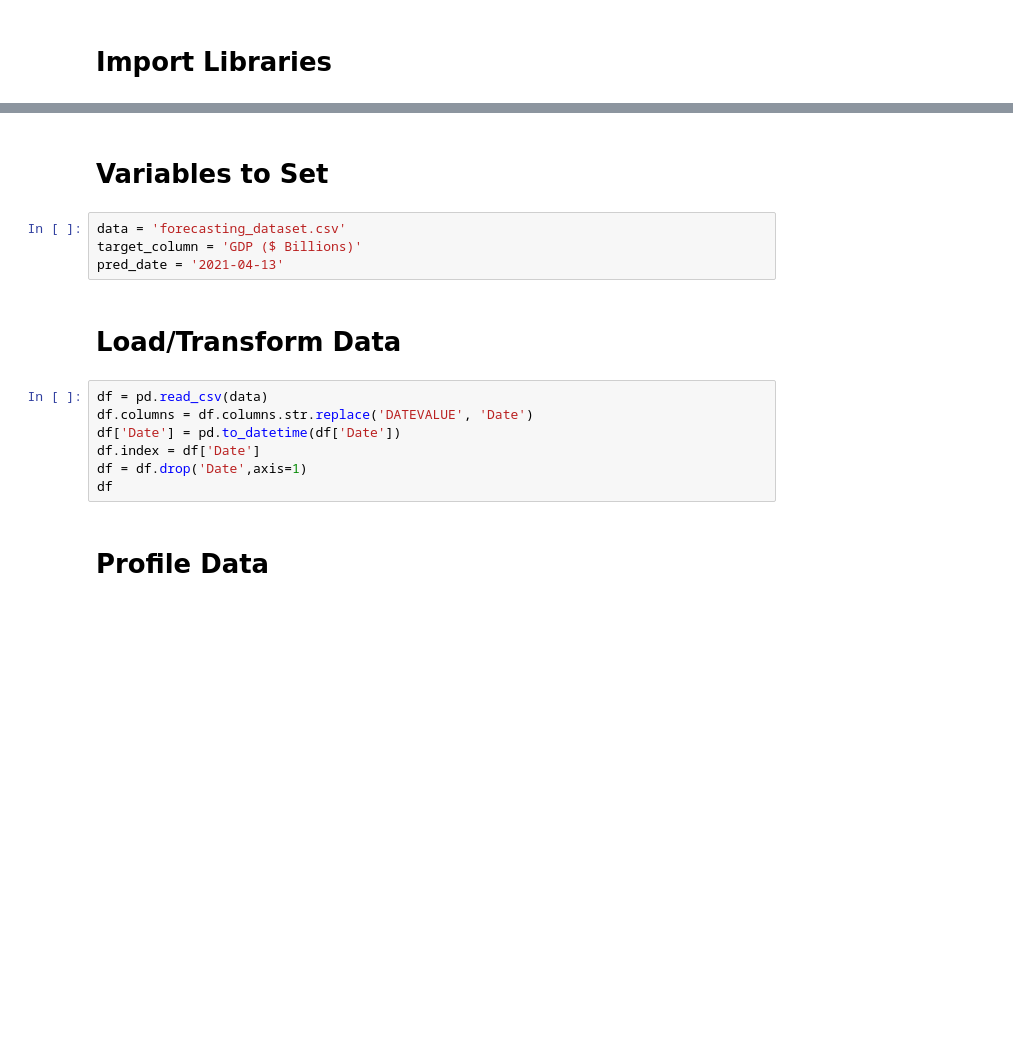
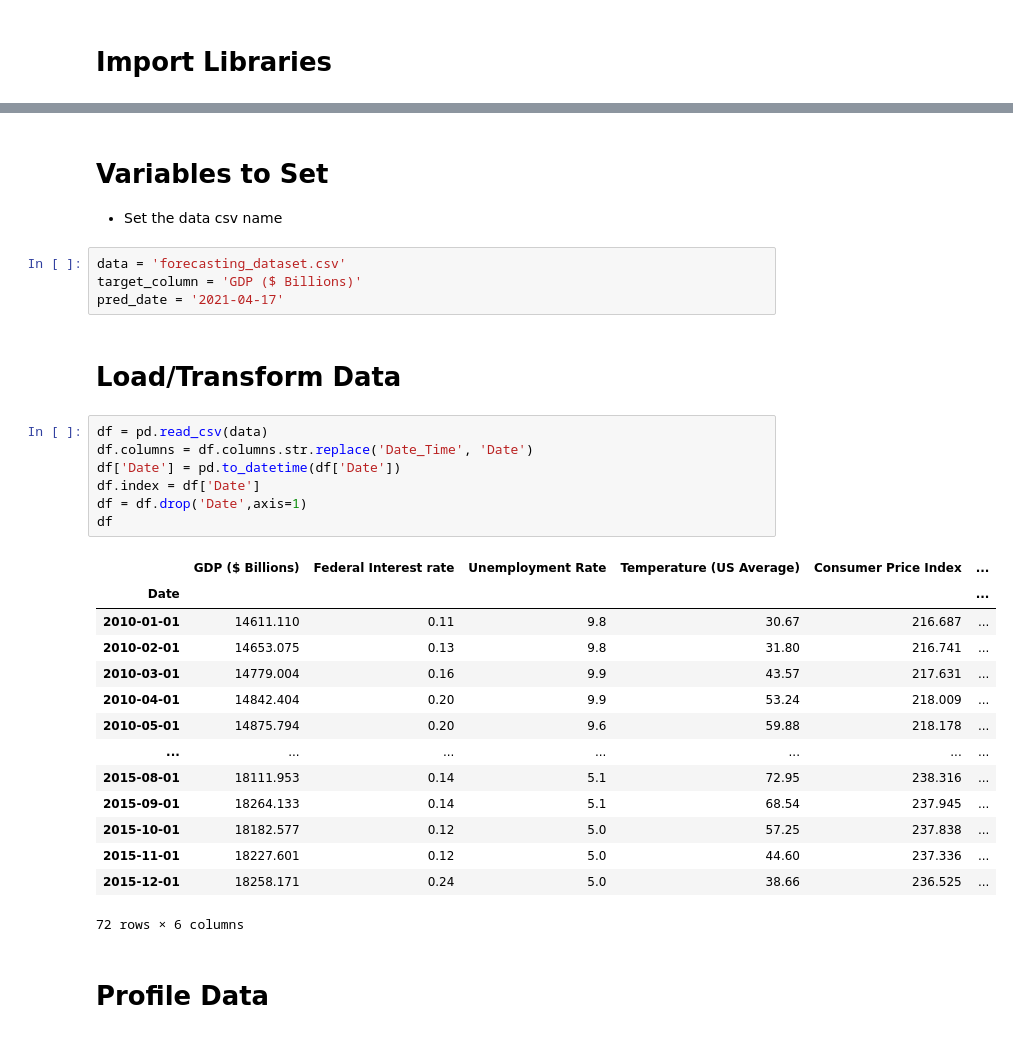
Before and after one commit to fritschcm272/UWM_SCE_Predictive_Analytics, a Jupyter notebook: Forecasting.ipynb, the cells around one changed output, grey strips where cells are left out. Saved outputs shown, nothing was run; the diff lists cells and outputs as text; blank space fills up the shorter version.

```diff
--- a/Forecasting.ipynb
+++ b/Forecasting.ipynb
@@ -16,18 +18,34 @@ print('done')
 # %% [markdown]
 # Variables to Set
+- Set the data csv name
 # %%
 data = 'forecasting_dataset.csv'
 target_column = 'GDP ($ Billions)'
-pred_date = '2021-04-13'
+pred_date = '2021-04-17'
 # %% [markdown]
 # Load/Transform Data
 # %%
 df = pd.read_csv(data)
-df.columns = df.columns.str.replace('DATEVALUE', 'Date')
+df.columns = df.columns.str.replace('Date_Time', 'Date')
 df['Date'] = pd.to_datetime(df['Date'])
 df.index = df['Date']
 df = df.drop('Date',axis=1)
 df
+# %% [output]
+|  | GDP ($ Billions) | Federal Interest rate | Unemployment Rate | Temperature (US Average) | Consumer Price Index | ... |
+| Date |  |  |  |  |  | ... |
+| 2010-01-01 | 14611.110 | 0.11 | 9.8 | 30.67 | 216.687 | ... |
+| 2010-02-01 | 14653.075 | 0.13 | 9.8 | 31.80 | 216.741 | ... |
+| 2010-03-01 | 14779.004 | 0.16 | 9.9 | 43.57 | 217.631 | ... |
+| 2010-04-01 | 14842.404 | 0.20 | 9.9 | 53.24 | 218.009 | ... |
+| 2010-05-01 | 14875.794 | 0.20 | 9.6 | 59.88 | 218.178 | ... |
+| ... | ... | ... | ... | ... | ... | ... |
+| 2015-08-01 | 18111.953 | 0.14 | 5.1 | 72.95 | 238.316 | ... |
+| 2015-09-01 | 18264.133 | 0.14 | 5.1 | 68.54 | 237.945 | ... |
+| 2015-10-01 | 18182.577 | 0.12 | 5.0 | 57.25 | 237.838 | ... |
+| 2015-11-01 | 18227.601 | 0.12 | 5.0 | 44.60 | 237.336 | ... |
+| 2015-12-01 | 18258.171 | 0.24 | 5.0 | 38.66 | 236.525 | ... |
+72 rows × 6 columns
 # %% [markdown]
 # Profile Data
 # %%
```
Also changed, not shown: parts of 12 cells of this notebook, 9 other files.
